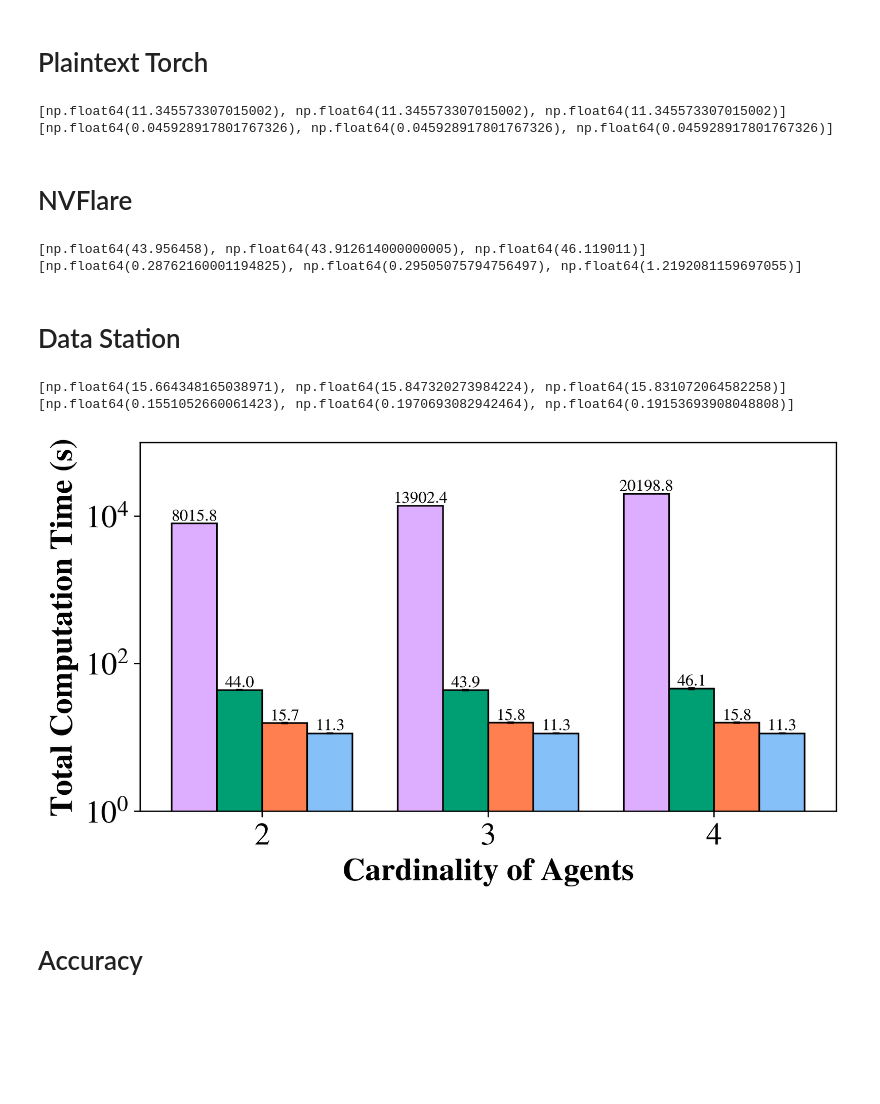
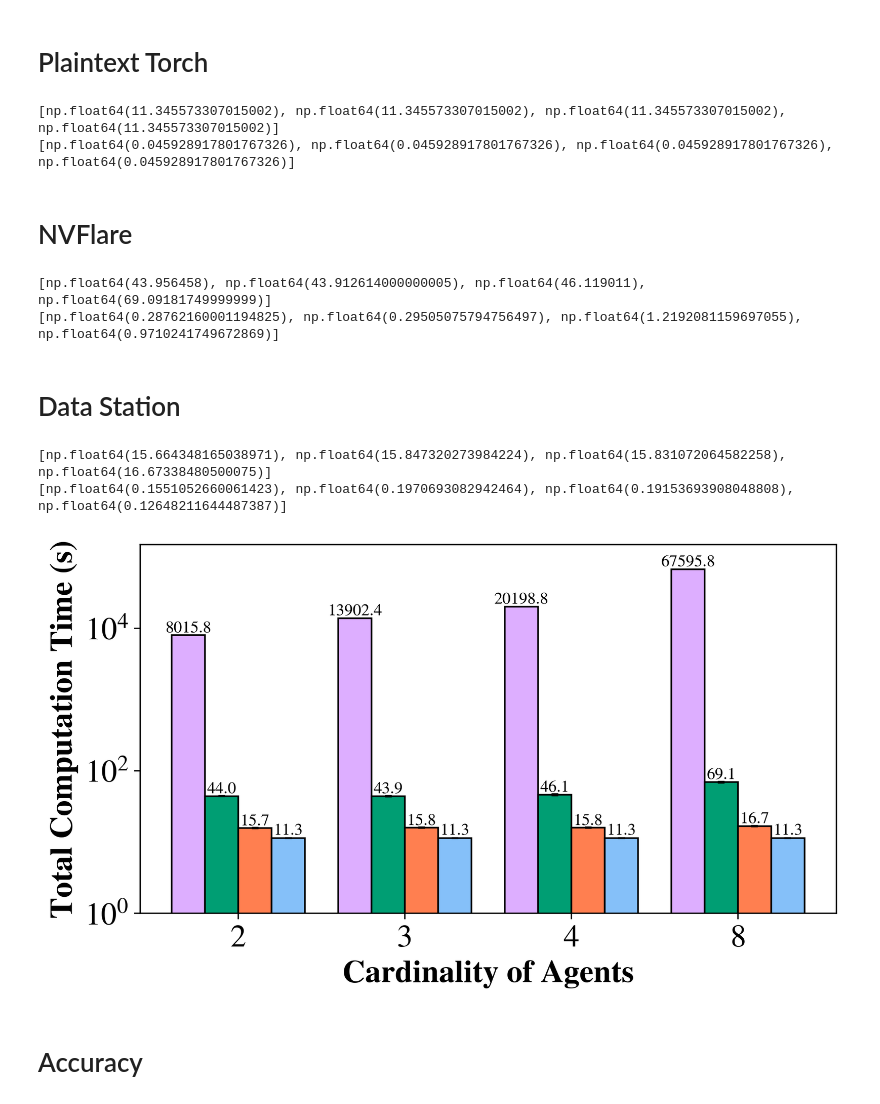
Before and after one commit to Dumplingz/data-pooling-experiments, a Jupyter notebook: data_analysis/mnist_multiparty_data_parsing.ipynb, the cells around one changed output. Saved outputs shown, nothing was run; the diff lists cells and outputs as text; code cells hidden in the pictures; blank space fills up the shorter version.

```diff
--- a/data_analysis/mnist_multiparty_data_parsing.ipynb
+++ b/data_analysis/mnist_multiparty_data_parsing.ipynb
@@ -65,19 +65,19 @@ torch_data = torch_data[torch_data['data_size'] == 60000]
 
 # print(torch_data)
 
-torch_medians = [torch_data['total_duration'].median()] * 3
+torch_medians = [torch_data['total_duration'].median()] * 4
 print(torch_medians)
-torch_stdev = [torch_data['total_duration'].std()] * 3
+torch_stdev = [torch_data['total_duration'].std()] * 4
 print(torch_stdev)
 # %% [output]
-[np.float64(11.345573307015002), np.float64(11.345573307015002), np.float64(11.345573307015002)]
-[np.float64(0.045928917801767326), np.float64(0.045928917801767326), np.float64(0.045928917801767326)]
+[np.float64(11.345573307015002), np.float64(11.345573307015002), np.float64(11.345573307015002), np.float64(11.345573307015002)]
+[np.float64(0.045928917801767326), np.float64(0.045928917801767326), np.float64(0.045928917801767326), np.float64(0.045928917801767326)]
 # %% [markdown]
 # NVFlare
 # %%
 nvflare_medians = []
 nvflare_stdevs = []
-for datasize in [60000, 'mp-3-60000', 'mp-4-60000']:
+for datasize in [60000, 'mp-3-60000', 'mp-4-60000', 'mp-8-60000']:
     nvflare_data = pd.read_csv(f'../chz-eab-nvflare-experiments/fl-nn/experiments/mnist/{datasize}/total_time.csv',
                 header=None,
                 )
@@ -88,8 +88,8 @@ for datasize in [60000, 'mp-3-60000', 'mp-4-60000']:
 print(nvflare_medians)
 print(nvflare_stdevs)
 # %% [output]
-[np.float64(43.956458), np.float64(43.912614000000005), np.float64(46.119011)]
-[np.float64(0.28762160001194825), np.float64(0.29505075794756497), np.float64(1.2192081159697055)]
+[np.float64(43.956458), np.float64(43.912614000000005), np.float64(46.119011), np.float64(69.09181749999999)]
+[np.float64(0.28762160001194825), np.float64(0.29505075794756497), np.float64(1.2192081159697055), np.float64(0.9710241749672869)]
 # %% [markdown]
 # Data Station
 # %%
@@ -108,7 +108,7 @@ ds_medians = [ds_median]
 ds_stdevs = [ds_stdev]
 
 
-for party in [3,4]:
+for party in [3,4,8]:
     ds_data = pd.read_csv(f'../datastation-escrow/examples/training_scenario/mnist_mp/mnist_total_time-mp-{party}.csv', header=None)
     ds_data.columns = ['total_duration', 'data_size']
 
@@ -122,12 +122,12 @@ for party in [3,4]:
 print(ds_medians)
 print(ds_stdevs)
 # %% [output]
-[np.float64(15.664348165038971), np.float64(15.847320273984224), np.float64(15.831072064582258)]
-[np.float64(0.1551052660061423), np.float64(0.1970693082942464), np.float64(0.19153693908048808)]
+[np.float64(15.664348165038971), np.float64(15.847320273984224), np.float64(15.831072064582258), np.float64(16.67338480500075)]
+[np.float64(0.1551052660061423), np.float64(0.1970693082942464), np.float64(0.19153693908048808), np.float64(0.12648211644487387)]
 # %%
 bar_label_font_size = 10
 
-X_axis = np.arange(3)+1
+X_axis = np.arange(4)+1
 width = 0.2
 
 plt.figure(figsize=(7.5, 4), dpi=320)
@@ -161,36 +161,36 @@ plt.bar(x=X_axis+0.5*width,width=width,height=ds_medians,yerr=ds_stdevs,
         error_kw={"elinewidth":1,"capsize":2,"capthick":1},
         color='none'
         )
 ds_label = map(lambda n: '{0:.1f}'.format(n),ds_medians)
 plt.bar_label(ds_bar, ds_label, fontsize=bar_label_font_size)
 
 # Torch
 torch_bar = plt.bar(x=X_axis+1.5*width, width=width, height = torch_medians, label = "Torch", color='#85C0F9')
 plt.bar(x=X_axis+1.5*width,width=width,height=torch_medians,
         yerr=torch_stdev,
         edgecolor='black',
         error_kw={"elinewidth":1,"capsize":2,"capthick":1},
         color='none'
         )
 torch_label = map(lambda n: '{0:.1f}'.format(n),torch_medians)
 plt.bar_label(torch_bar, torch_label, fontsize=bar_label_font_size)
 
 
 plt.yscale('log')
-plt.ylim(1, 100000)
+plt.ylim(1, 150000)
 
 plt.xlabel("Cardinality of Agents", fontweight="bold")
 plt.ylabel("Total Computation Time (s)", fontweight="bold")
 # plt.title("Basic NN Training Time on FashionMNIST")
 # plt.legend(ncols=4, loc='upper left')
 
-plt.xticks(X_axis, ["2", "3", "4"])
+plt.xticks(X_axis, ["2", "3", "4","8"])
 
 plt.savefig("multiparty_mnist_nn.pdf", bbox_inches='tight')
 
 plt.show()
 # %% [output]
-[figure, old version]
+[figure, new version]
 # %% [markdown]
 # Accuracy
 # %% [markdown]
```
Also changed, not shown: parts of 2 cells of this notebook, 5 other files.
